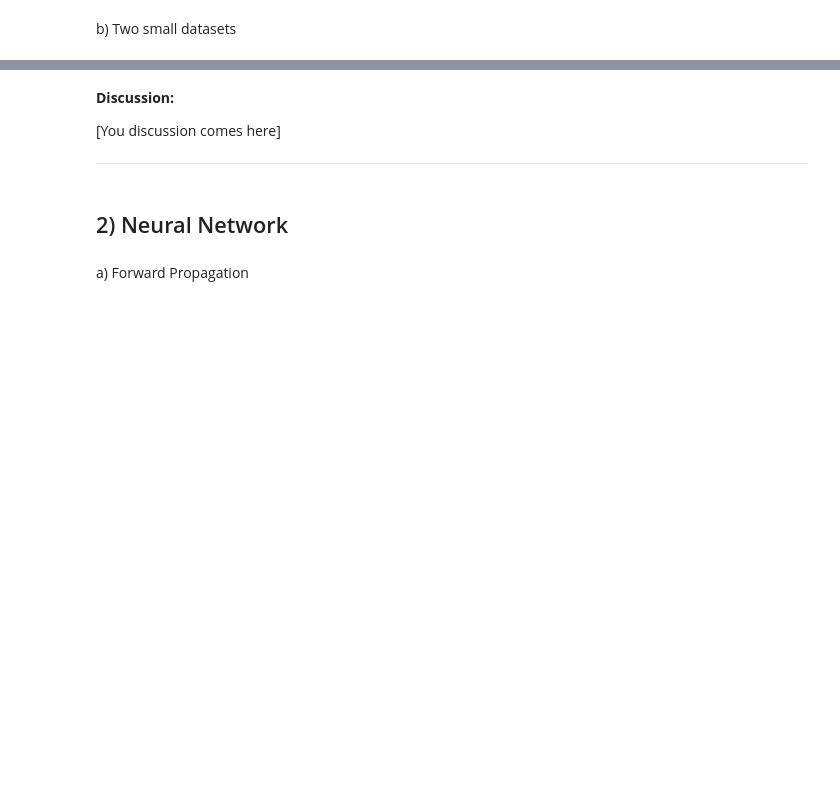
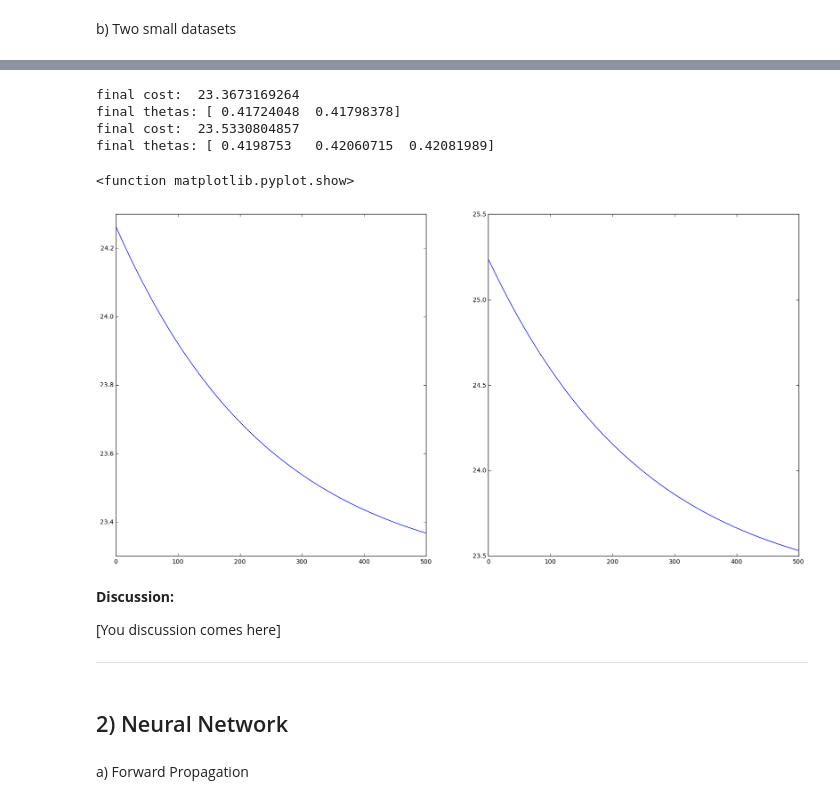
Before and after one commit to phielp/Leren-2016, a Jupyter notebook: Week3/assignment3_Berkelmans_Bouman.ipynb, the cells around one changed output, grey strips where cells are left out. Cells and saved outputs as stored; diff of their text form; code cells hidden in the pictures; blank space fills up the shorter version.

```diff
--- a/Week3/assignment3_Berkelmans_Bouman.ipynb
+++ b/Week3/assignment3_Berkelmans_Bouman.ipynb
@@ -108,3 +169,30 @@ b) Two small datasets
+# %%
+plt.figure(figsize=(20, 10))
+
+# x_0 & x_1
+new_thetas, cost = regressionLog(X1, y, 0.01, 0.9, 500, thetas1)
+print "final cost: ", cost[-1]
+print "final thetas:",new_thetas
+
+plt.subplot(1,2,1)
+plt.plot(cost)
+
+# x_0 & x_1 & x_2
+new_thetas, cost = regressionLog(X2, y, 0.01, 0.9, 500, thetas2)
+print "final cost: ", cost[-1]
+print "final thetas:",new_thetas
+
+plt.subplot(1,2,2)
+plt.plot(cost)
+
+plt.show
+# %% [output]
+final cost:  23.3673169264
+final thetas: [ 0.41724048  0.41798378]
+final cost:  23.5330804857
+final thetas: [ 0.4198753   0.42060715  0.42081989]
+<function matplotlib.pyplot.show>
+[figure, added]
 # %% [markdown]
 **Discussion:**
 
```
Also changed, not shown: parts of 5 cells of this notebook.
